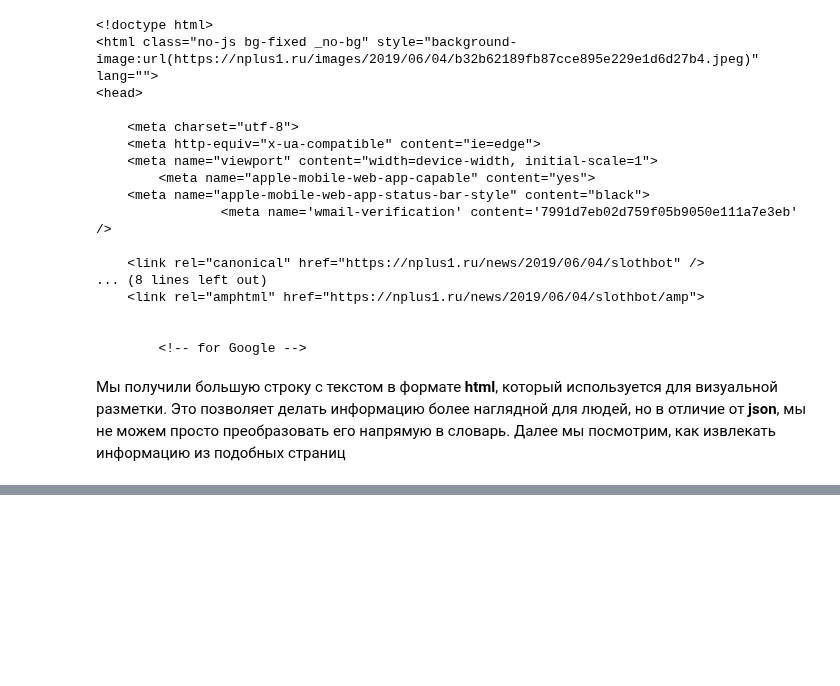
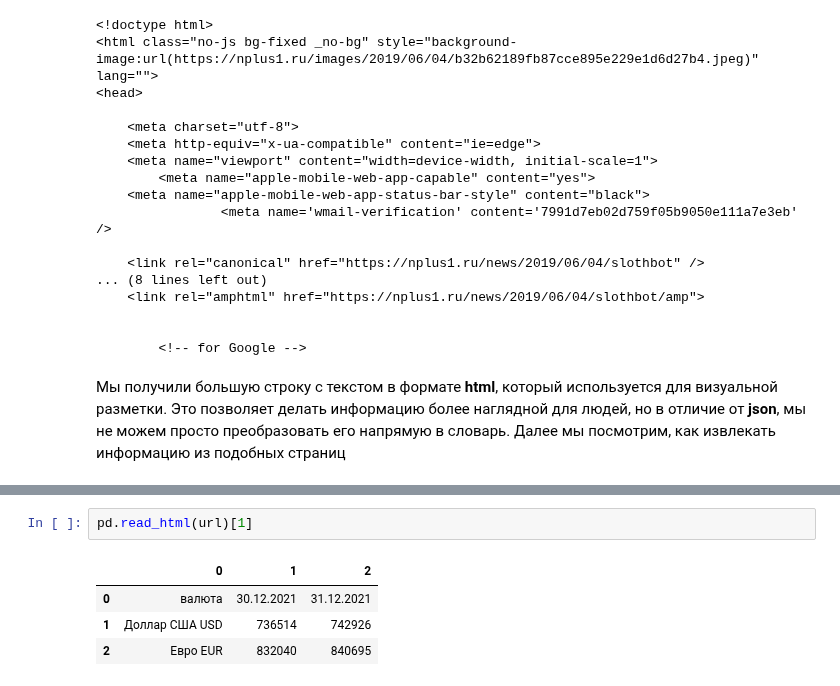
Before and after one commit to IvanovDmitryV/skillfactory_rds, a Jupyter notebook: Unit_7/Draft_Pyth_16.ipynb, the cells around one changed output, grey strips where cells are left out. Cells and saved outputs as stored; diff of their text form; blank space fills up the shorter version.

```diff
--- a/Unit_7/Draft_Pyth_16.ipynb
+++ b/Unit_7/Draft_Pyth_16.ipynb
@@ -191,0 +349,7 @@ print(response.text[:999])
+# %%
+pd.read_html(url)[1]
+# %% [output]
+|  | 0 | 1 | 2 |
+| 0 | валюта | 30.12.2021 | 31.12.2021 |
+| 1 | Доллар США USD | 736514 | 742926 |
+| 2 | Евро EUR | 832040 | 840695 |
```
Also changed, not shown: parts of 75 cells of this notebook, 4 other files.
